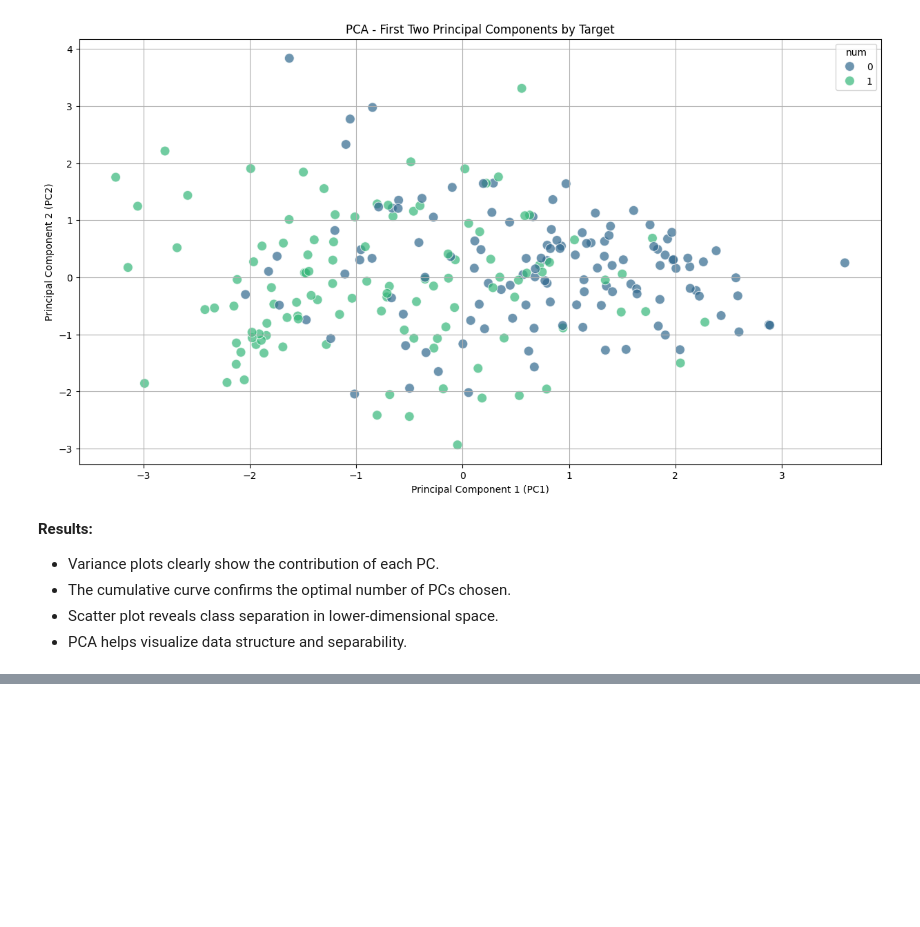
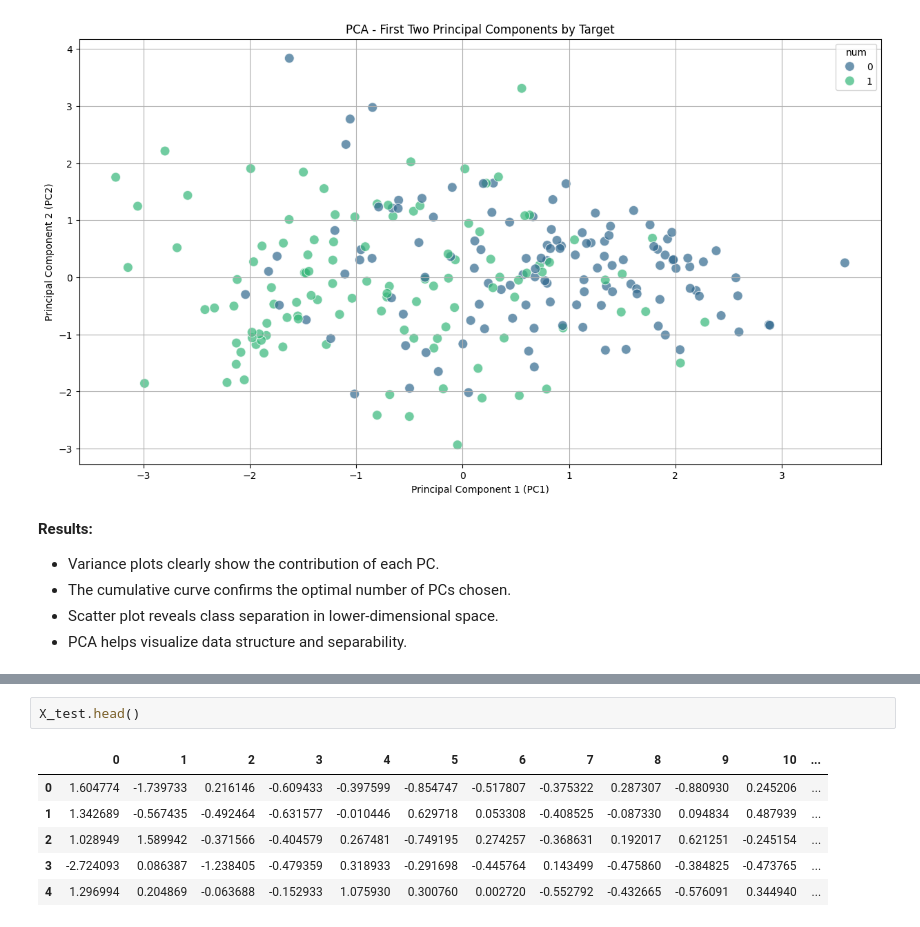
Before and after one commit to mazen-alasas/End-to-End-Heart-Disease-Classification-Project, a Jupyter notebook: notebooks/2. dimensionality reduction.ipynb, the cells around one changed output, grey strips where cells are left out. Drawn from its saved outputs; the diff is of its cells as text; blank space fills up the shorter version.

```diff
--- a/notebooks/2. dimensionality reduction.ipynb
+++ b/notebooks/2. dimensionality reduction.ipynb
@@ -190,0 +205,9 @@ plt.show()
+# %%
+X_test.head()
+# %% [output]
+|  | 0 | 1 | 2 | 3 | 4 | 5 | 6 | 7 | 8 | 9 | 10 | ... |
+| 0 | 1.604774 | -1.739733 | 0.216146 | -0.609433 | -0.397599 | -0.854747 | -0.517807 | -0.375322 | 0.287307 | -0.880930 | 0.245206 | ... |
+| 1 | 1.342689 | -0.567435 | -0.492464 | -0.631577 | -0.010446 | 0.629718 | 0.053308 | -0.408525 | -0.087330 | 0.094834 | 0.487939 | ... |
+| 2 | 1.028949 | 1.589942 | -0.371566 | -0.404579 | 0.267481 | -0.749195 | 0.274257 | -0.368631 | 0.192017 | 0.621251 | -0.245154 | ... |
+| 3 | -2.724093 | 0.086387 | -1.238405 | -0.479359 | 0.318933 | -0.291698 | -0.445764 | 0.143499 | -0.475860 | -0.384825 | -0.473765 | ... |
+| 4 | 1.296994 | 0.204869 | -0.063688 | -0.152933 | 1.075930 | 0.300760 | 0.002720 | -0.552792 | -0.432665 | -0.576091 | 0.344940 | ... |
```
Also changed, not shown: parts of 3 cells of this notebook.
